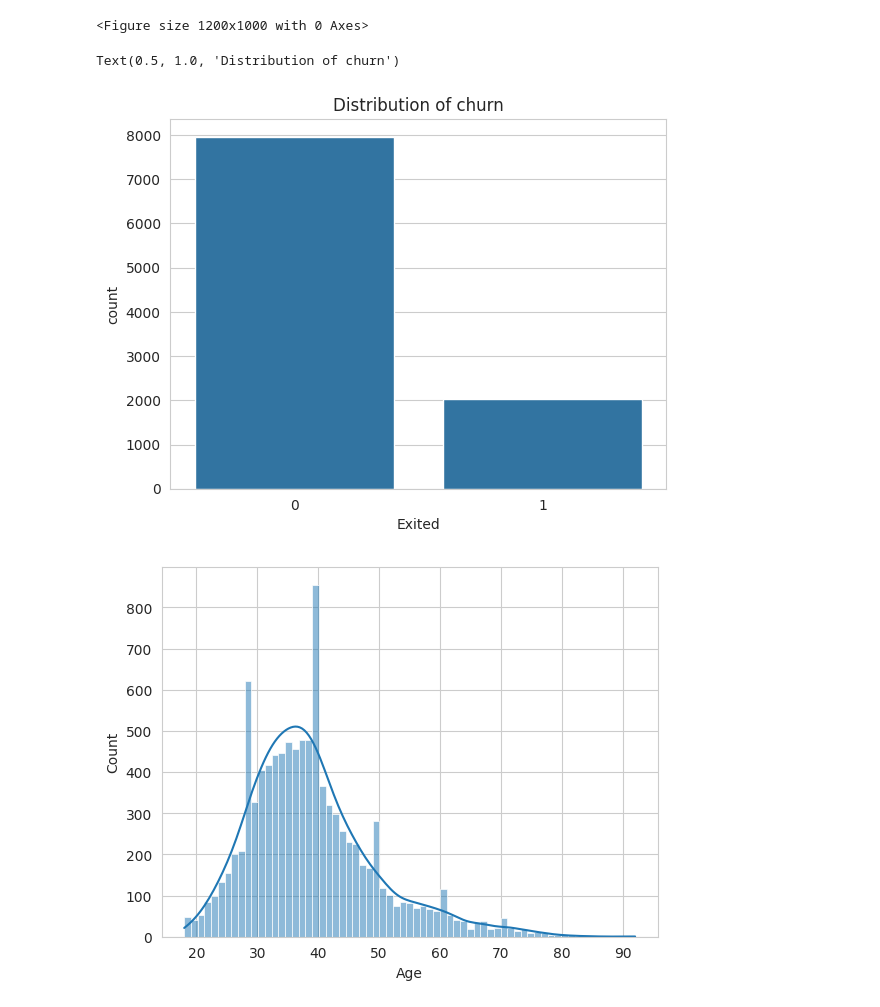
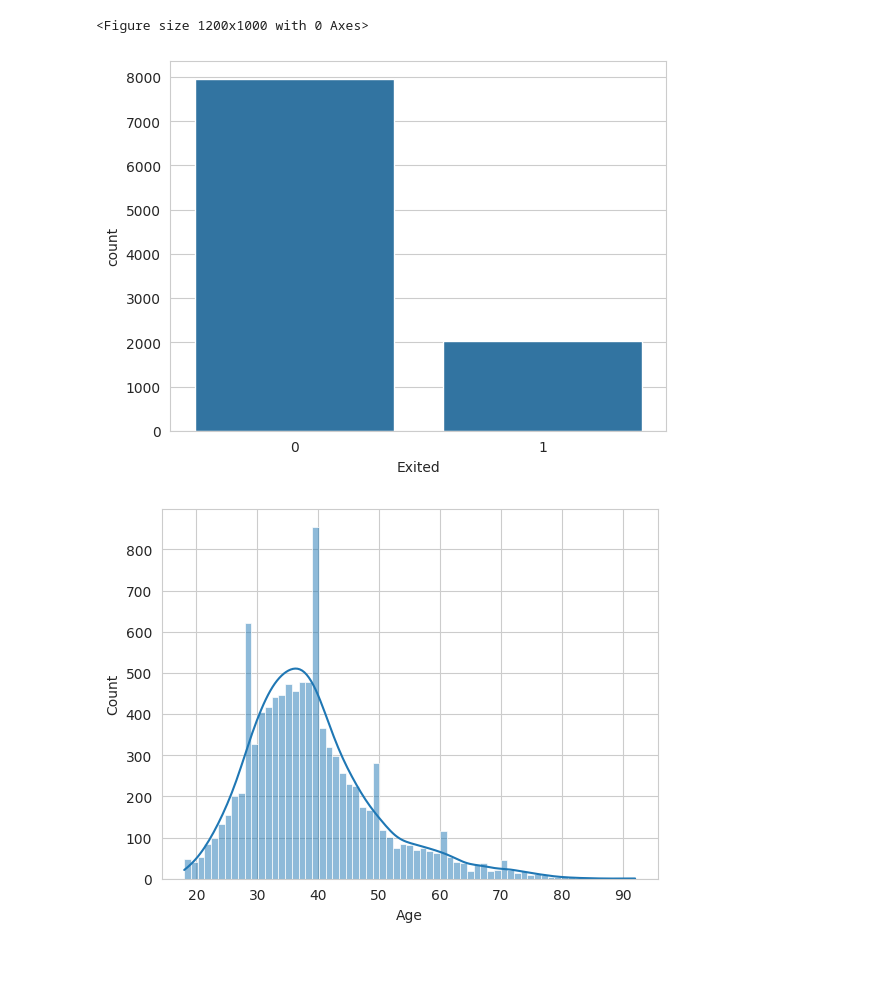
Before and after one commit to Leathether/churn-perdiction, a Jupyter notebook: python/churn.ipynb, the cells around one changed output. Drawn from its saved outputs; the diff is of its cells as text; code cells hidden in the pictures; blank space fills up the shorter version.

```diff
--- a/python/churn.ipynb
+++ b/python/churn.ipynb
@@ -40,10 +40,9 @@ plt.figure(figsize=(12, 10))
 <Figure size 1200x1000 with 0 Axes>
 # %%
 sns.countplot(x="Exited", data=df)
-plt.title("Distribution of churn")
+plt.title="Distribution of churn"
 # %% [output]
-Text(0.5, 1.0, 'Distribution of churn')
-[figure, old version]
+[figure, new version]
 # %%
 sns.histplot(data=df, x="Age", kde=True)
 plt.title="age distribution"
```
Also changed, not shown: parts of 36 cells of this notebook, 7 other files.
